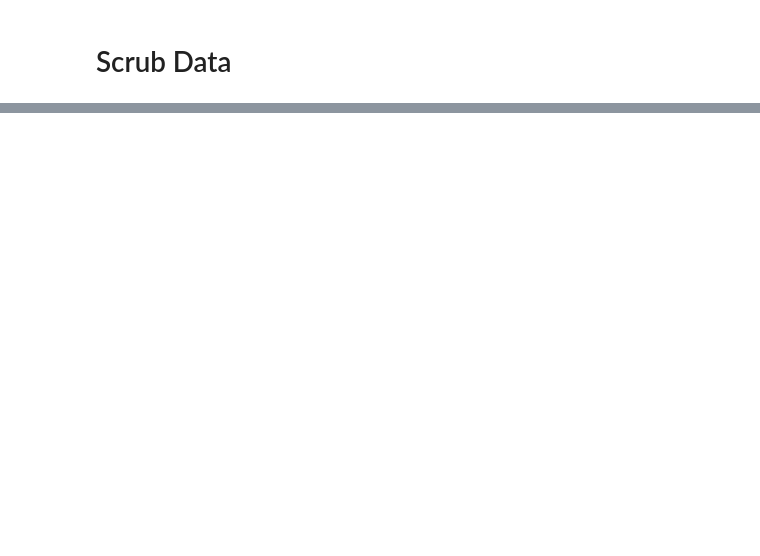
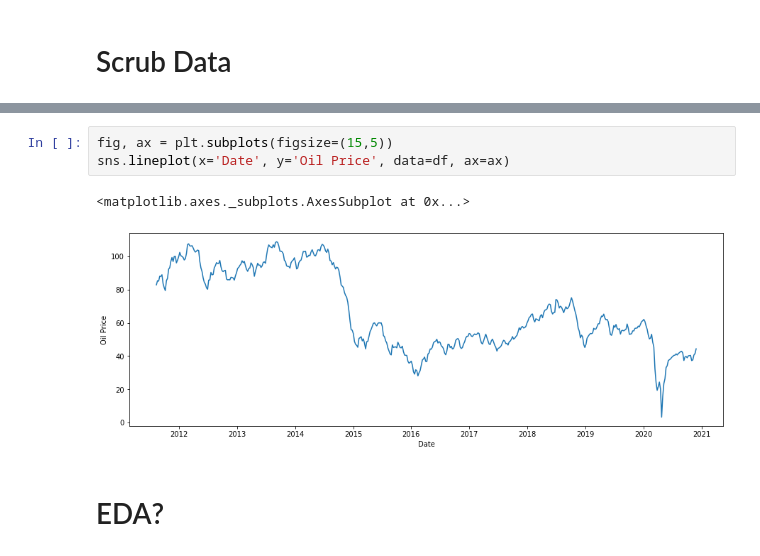
Before and after one commit to blantj/us_oil_production_time_series, a Jupyter notebook: Modeling.ipynb, the cells around one changed output, grey strips where cells are left out. Drawn from its saved outputs; the diff is of its cells as text; blank space fills up the shorter version.

```diff
--- a/Modeling.ipynb
+++ b/Modeling.ipynb
@@ -62,0 +90,8 @@ memory usage: 15.2 KB
+# %%
+fig, ax = plt.subplots(figsize=(15,5))
+sns.lineplot(x='Date', y='Oil Price', data=df, ax=ax)
+# %% [output]
+<matplotlib.axes._subplots.AxesSubplot at 0x...>
+[figure, added]
+# %% [markdown]
+# EDA?
```
Also changed, not shown: parts of 33 cells of this notebook, 3 other files.
